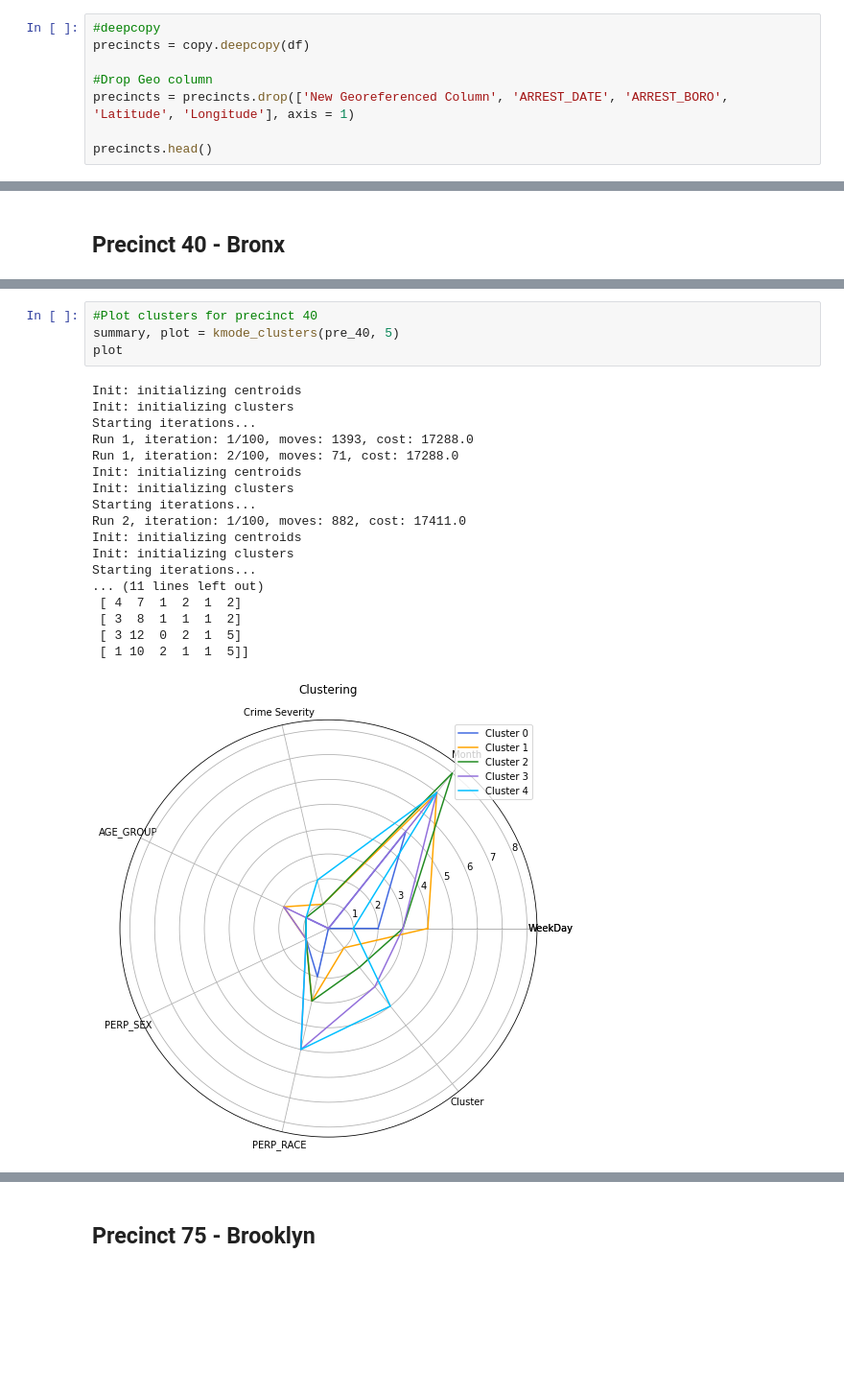
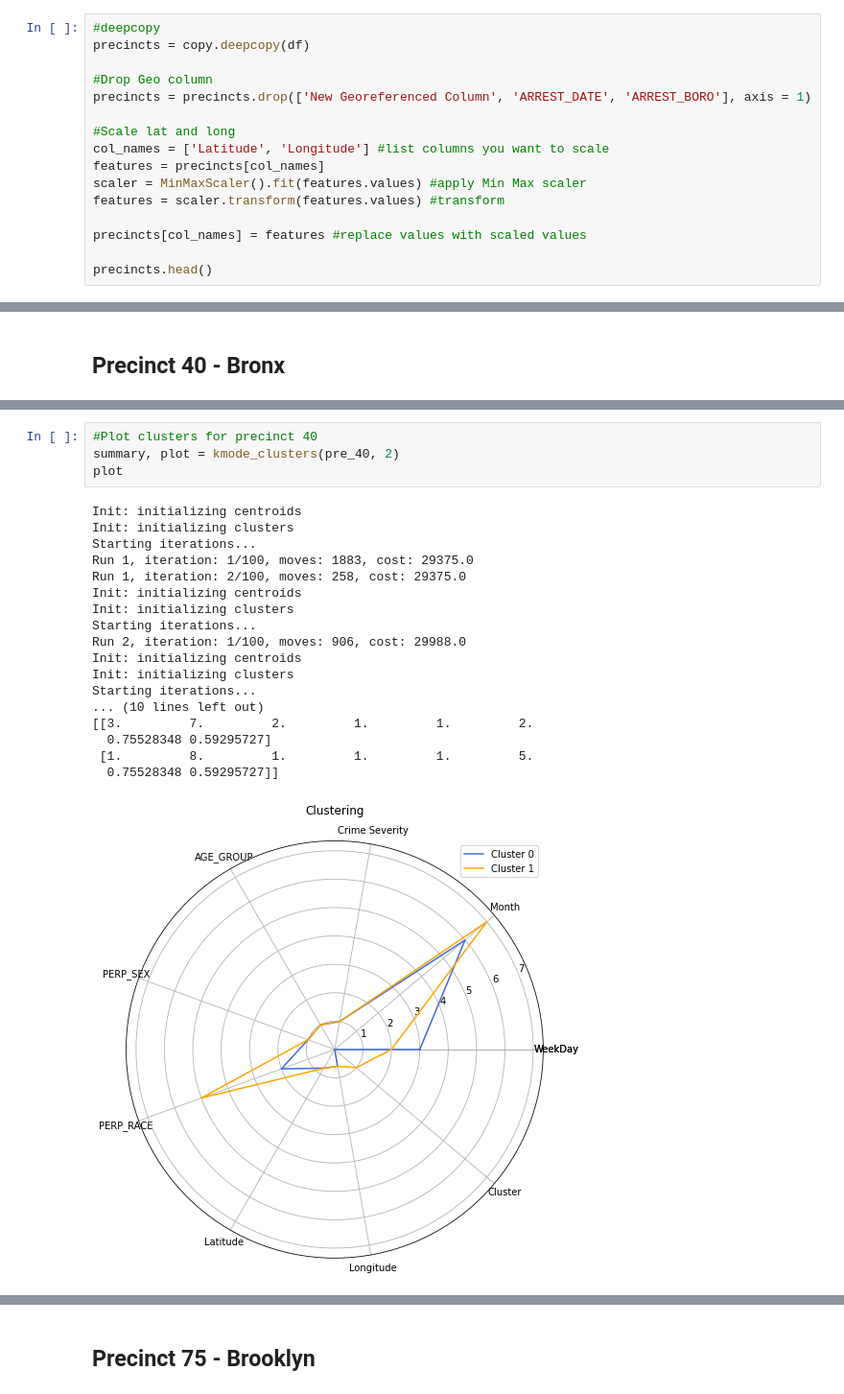
Before and after one commit to MudSnail/MidTerm, a Jupyter notebook: Pre_Covid_Clustering.ipynb, the cells around one changed output, grey strips where cells are left out. Shown at 96% size. Cells and saved outputs as stored; diff of their text form; blank space fills up the shorter version.

```diff
--- a/Pre_Covid_Clustering.ipynb
+++ b/Pre_Covid_Clustering.ipynb
@@ -1052,7 +1030,15 @@ During EDA, in pre-covid and covid there were precincts that still had the most
 precincts = copy.deepcopy(df)
 
 #Drop Geo column
-precincts = precincts.drop(['New Georeferenced Column', 'ARREST_DATE', 'ARREST_BORO', 'Latitude', 'Longitude'], axis = 1)
+precincts = precincts.drop(['New Georeferenced Column', 'ARREST_DATE', 'ARREST_BORO'], axis = 1)
+
+#Scale lat and long
+col_names = ['Latitude', 'Longitude'] #list columns you want to scale
+features = precincts[col_names]
+scaler = MinMaxScaler().fit(features.values) #apply Min Max scaler
+features = scaler.transform(features.values) #transform
+
+precincts[col_names] = features #replace values with scaled values
 
 precincts.head()
 # %% [output]
@@ -1118,23 +1104,23 @@ Best run was number 3
 # %%
 #Plot clusters for precinct 40
-summary, plot = kmode_clusters(pre_40, 5)
+summary, plot = kmode_clusters(pre_40, 2)
 plot
 # %% [output]
 Init: initializing centroids
 Init: initializing clusters
 Starting iterations...
-Run 1, iteration: 1/100, moves: 1393, cost: 17288.0
-Run 1, iteration: 2/100, moves: 71, cost: 17288.0
+Run 1, iteration: 1/100, moves: 1883, cost: 29375.0
+Run 1, iteration: 2/100, moves: 258, cost: 29375.0
 Init: initializing centroids
 Init: initializing clusters
 Starting iterations...
-Run 2, iteration: 1/100, moves: 882, cost: 17411.0
+Run 2, iteration: 1/100, moves: 906, cost: 29988.0
 Init: initializing centroids
 Init: initializing clusters
 Starting iterations...
-... (11 lines left out)
- [ 4  7  1  2  1  2]
- [ 3  8  1  1  1  2]
- [ 3 12  0  2  1  5]
- [ 1 10  2  1  1  5]]
+... (10 lines left out)
+[[3.         7.         2.         1.         1.         2.
+  0.75528348 0.59295727]
+ [1.         8.         1.         1.         1.         5.
+  0.75528348 0.59295727]]
-[figure, old version]
+[figure, new version]
```
Also changed, not shown: parts of 63 cells of this notebook.
